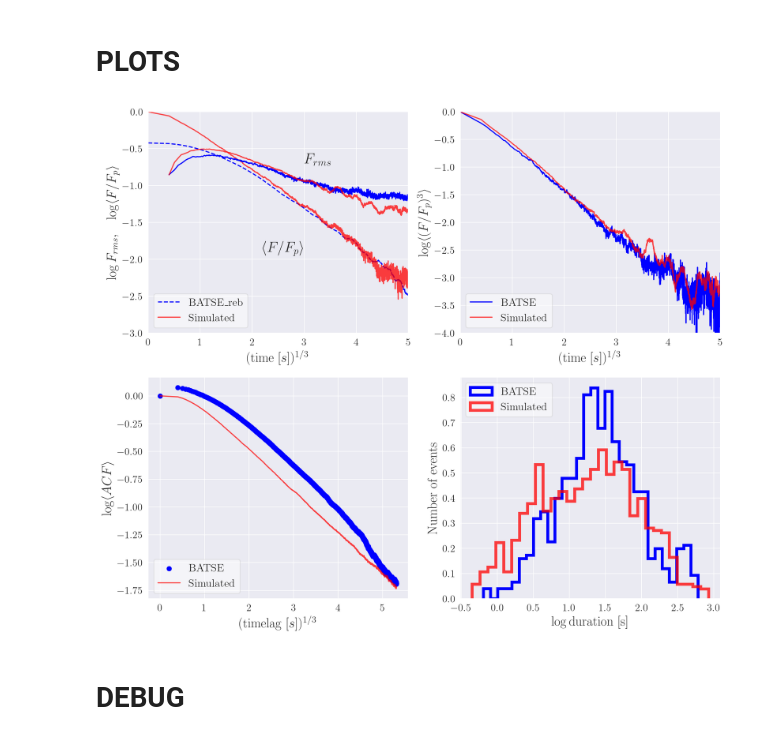
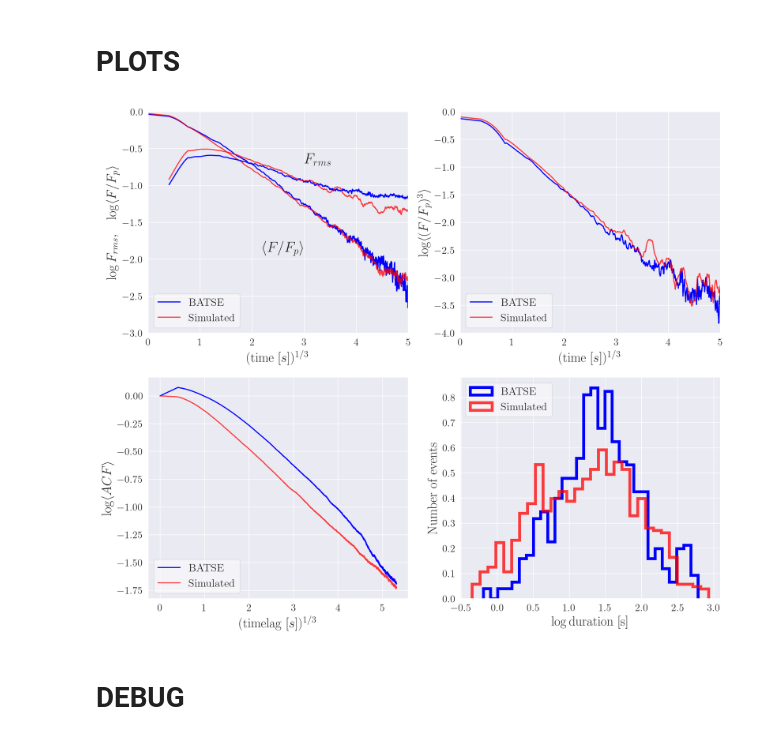
Before and after one commit to romanomaccary/geneticgrbs_v2, a Jupyter notebook: statistical_test/Real_GRBs_Test.ipynb, the cells around one changed output. Cells and saved outputs as stored; diff of their text form; code cells hidden in the pictures.

Commit message:
Rebinned the fluxes curves with the Savgol filter

```diff
--- a/statistical_test/Real_GRBs_Test.ipynb
+++ b/statistical_test/Real_GRBs_Test.ipynb
@@ -280,10 +280,12 @@ def compute_average_quantities(grb_list, t_f=150, bin_time=0.064):
     averaged_fluxes        = np.zeros(n_steps)
     averaged_fluxes_square = np.zeros(n_steps)
     averaged_fluxes_cube   = np.zeros(n_steps)
+    #averaged_fluxes_error        = np.zeros(n_steps)
 
     for grb in tqdm(grb_list):
         c_max         = np.max(grb.counts)
         i_c_max       = np.argmax(grb.counts)
+        #err_max       = grb.errs[i_c_max]
         fluxes_to_sum = grb.counts[i_c_max:i_c_max+n_steps] / c_max
         assert np.isclose(fluxes_to_sum[0], 1, atol=1e-06), "ERROR: The peak is not aligned correctly..."
 
@@ -291,12 +293,21 @@ def compute_average_quantities(grb_list, t_f=150, bin_time=0.064):
         averaged_fluxes_square += fluxes_to_sum**2
         averaged_fluxes_cube   += fluxes_to_sum**3
 
+        #fluxes_error = np.sqrt(grb.errs[i_c_max:i_c_max+n_steps]**2 + (fluxes_to_sum*err_max)**2)/c_max
+        #averaged_fluxes_error  += fluxes_error**2
+
     averaged_fluxes        /= len(grb_list)
     averaged_fluxes_square /= len(grb_list)
     averaged_fluxes_cube   /= len(grb_list)
     averaged_fluxes_rms     = np.sqrt(averaged_fluxes_square - averaged_fluxes**2)
+    #averaged_fluxes_error = np.sqrt(averaged_fluxes_error)
+    #averaged_fluxes_cube_error =
 
-    return averaged_fluxes, averaged_fluxes_cube, averaged_fluxes_rms
+    averaged_fluxes = rebin(averaged_fluxes)
+    averaged_fluxes_rms = rebin(averaged_fluxes_rms)
+    averaged_fluxes_cube = rebin(averaged_fluxes_cube, window_size=21)
+
+    return averaged_fluxes, averaged_fluxes_cube, averaged_fluxes_rms#, averaged_fluxes_error
 # %%
 averaged_fluxes_batse, \
 averaged_fluxes_cube_batse, \
@@ -474,13 +521,8 @@ ax[0,0].set_axisbelow(True)
 ax[0,0].set_xlabel(r'$(\mathrm{time}\ [s])^{1/3}$',                   size=18)
 ax[0,0].set_ylabel(r'$\log F_{rms},\quad \log \langle F/F_p\rangle$', size=18)
 #
-#reb_times_batse, reb_data_batse = roughRebin(test_times, averaged_fluxes, 10)
-reb_times_batse, reb_data_batse, _ = rebinFunction(test_times, averaged_fluxes_batse, 0.5*averaged_fluxes_batse, s_n_threshold=5)#I put an arbitrary value as error just to test if the function works
-ax[0,0].plot(reb_times_batse**(1/3), np.log10(reb_data_batse),               color = 'b', alpha=1.00, label = r'BATSE_reb', ls='--', )
-#ax[0,0].plot(test_times**(1/3),          np.log10(averaged_fluxes),         color = 'b', alpha=1.00, label = r'BATSE')
+ax[0,0].plot(test_times**(1/3),          np.log10(averaged_fluxes_batse),         color = 'b', alpha=1.00, label = r'BATSE')
 #
-#reb_times_sim, reb_data_sim = roughRebin(simulated_times, simulated_fluxes, 10)
-#ax[0,0].plot(reb_times_sim**(1/3),       np.log10(reb_data_sim),            color = 'r', alpha=0.75, label = r'Simulated_reb', ls='--', )
 ax[0,0].plot(test_times**(1/3),     np.log10(averaged_fluxes_sim),           color = 'r', alpha=0.75, label = r'Simulated')
 #
 ax[0,0].plot(test_times[1:]**(1/3), np.log10(averaged_fluxes_rms_batse[1:]), color = 'b', alpha=1.00)
@@ -515,7 +557,7 @@ ax[0,1].legend(prop={'size':15}, loc="lower left", facecolor='white', framealpha
 
 #ax[1,0].scatter((steps*bin_time)**(1/3), (acf_link93),     color='b', label='BATSE')
 #ax[1,0].plot((steps*bin_time)**(1/3), (sim_acf_link93), color='r', label='Simulated', alpha=0.75)
-ax[1,0].scatter((steps_batse*bin_time)**(1/3), np.log10(acf_link93_batse), color='b', label='BATSE')
+ax[1,0].plot((steps_batse*bin_time)**(1/3), np.log10(acf_link93_batse), color='b', label='BATSE')
 ax[1,0].plot((steps_sim*bin_time)**(1/3),      np.log10(acf_link93_sim),   color='r', label='Simulated', alpha=0.75)
 ax[1,0].set_xlabel(r'$(\mathrm{timelag}\ [s])^{1/3}$', size=18)
 ax[1,0].set_ylabel(r'$\log \langle ACF \rangle$',      size=18)
@@ -536,34 +578,34 @@ ax[1,1].set_xlabel(r'$\log\mathrm{duration}$ [s]', size=18)
 n_bins=30
 n, bins, patches = ax[1,1].hist(x=log10_dur_batse,
                                 bins=n_bins,
                                 alpha=1.00,
                                 label='BATSE',
                                 color='b',
                                 histtype='step',
                                 linewidth=4,
                                 density=True)
 
 n, bins, patches = ax[1,1].hist(x=log10_dur_sim,
                                 bins=n_bins,
                                 alpha=0.75,
                                 label='Simulated',
                                 color='r',
                                 histtype='step',
                                 linewidth=4,
                                 density=True)
 
 #ax[1,1].set_xlim(-2,3)
 #ax[1,1].set_ylim(0,30)
 ax[1,1].xaxis.set_tick_params(labelsize=14)
 ax[1,1].yaxis.set_tick_params(labelsize=14)
 ax[1,1].legend(prop={'size':15}, loc="upper left", facecolor='white', framealpha=0.5)
 
 #------------------------------------------------------------------------------#
 #------------------------------------------------------------------------------#
 
 plt.show()
 # %% [output]
-[figure, old version]
+[figure, new version]
 # %% [markdown]
 # DEBUG
 # %%
```
Also changed, not shown: parts of 5 cells of this notebook.
